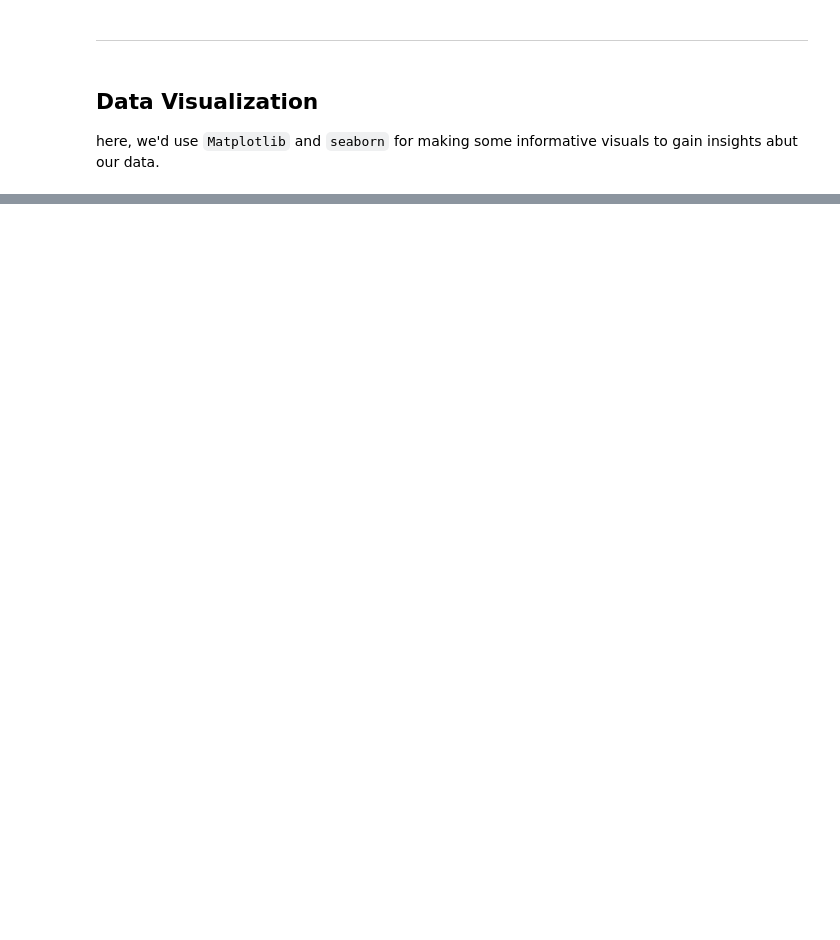
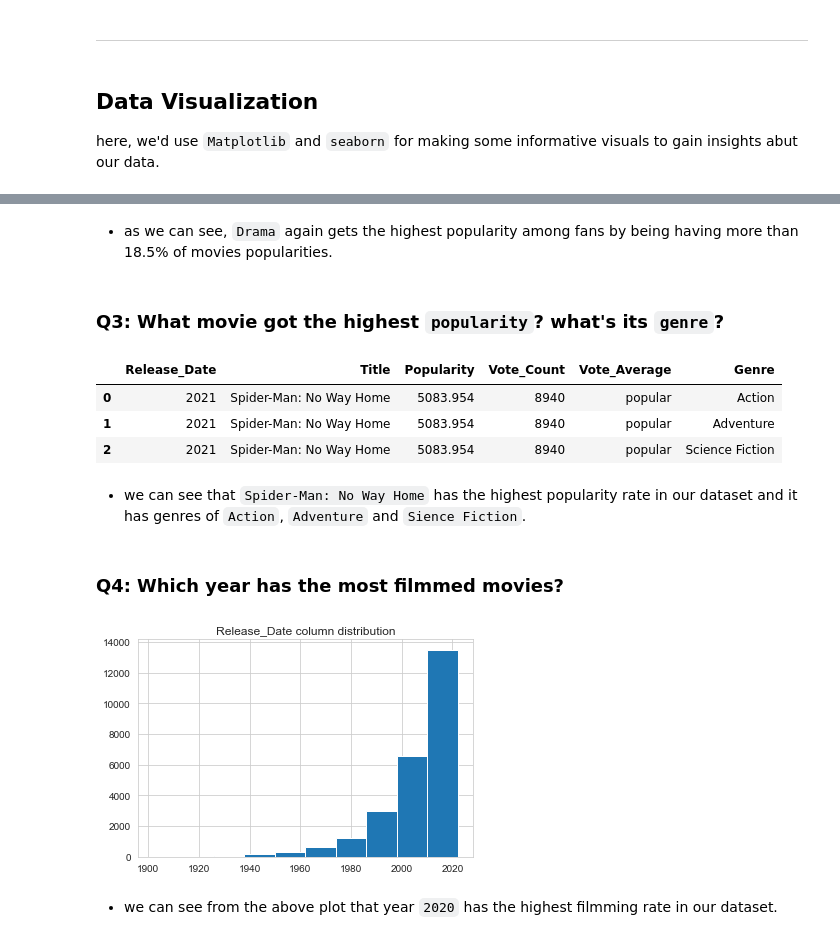
Before and after one commit to xShaimaa/Data-Analysis-Projects, a Jupyter notebook: 04-9000+-Movies-Dataset-Analysis/9000-movies-dataset-analysis.ipynb, the cells around one changed output, grey strips where cells are left out. Saved outputs shown, nothing was run; the diff lists cells and outputs as text; code cells hidden in the pictures; blank space fills up the shorter version.

```diff
--- a/04-9000+-Movies-Dataset-Analysis/9000-movies-dataset-analysis.ipynb
+++ b/04-9000+-Movies-Dataset-Analysis/9000-movies-dataset-analysis.ipynb
@@ -332,0 +382,24 @@ here, we'd use `Matplotlib` and `seaborn` for making some informative visuals to
+# %% [markdown]
+- as we can see, `Drama` again gets the highest popularity among fans by being having more than 18.5% of movies popularities.
+# %% [markdown]
+### Q3: What movie got the highest `popularity`? what's its `genre`?
+# %%
+# checking max popularity in dataset
+df[df['Popularity'] == df['Popularity'].max()]
+# %% [output]
+|  | Release_Date | Title | Popularity | Vote_Count | Vote_Average | Genre |
+| 0 | 2021 | Spider-Man: No Way Home | 5083.954 | 8940 | popular | Action |
+| 1 | 2021 | Spider-Man: No Way Home | 5083.954 | 8940 | popular | Adventure |
+| 2 | 2021 | Spider-Man: No Way Home | 5083.954 | 8940 | popular | Science Fiction |
+# %% [markdown]
+- we can see that `Spider-Man: No Way Home` has the highest popularity rate in our dataset and it has genres of `Action`, `Adventure` and `Sience Fiction`.
+# %% [markdown]
+### Q4: Which year has the most filmmed movies?
+# %%
+df['Release_Date'].hist()
+plt.title('Release_Date column distribution')
+plt.show()
+# %% [output]
+[figure, added]
+# %% [markdown]
+- we can see from the above plot that year `2020` has the highest filmming rate in our dataset.
```
Also changed, not shown: parts of 19 cells of this notebook.
